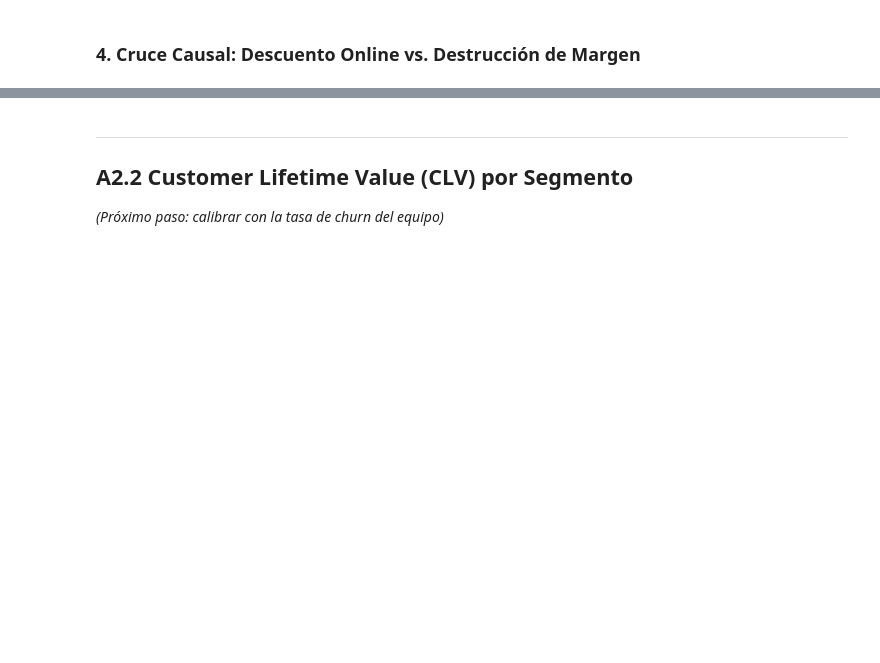
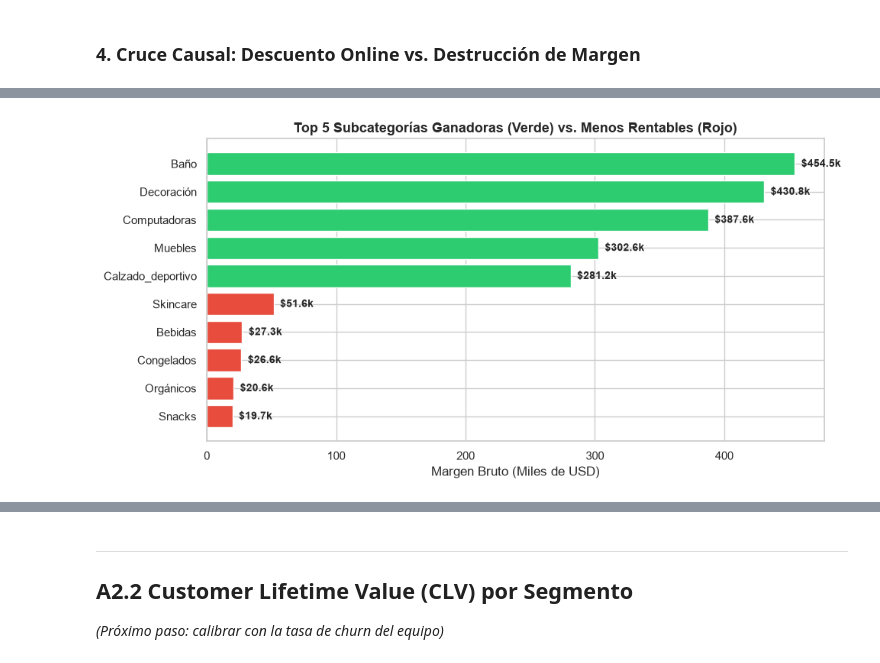
Before and after one commit to DanielAzuaje7/retailventure-intelligence, a Jupyter notebook: notebooks/02_A2_Rentabilidad.ipynb, the cells around one changed output, grey strips where cells are left out. Cells and saved outputs as stored; diff of their text form; code cells hidden in the pictures; blank space fills up the shorter version.

```diff
--- a/notebooks/02_A2_Rentabilidad.ipynb
+++ b/notebooks/02_A2_Rentabilidad.ipynb
@@ -121,0 +178,20 @@ display(cruce_margen)
+# %%
+sub_summary = df_trx.groupby(['categoria', 'subcategoria']).agg(
+    ingreso_neto=('monto_neto', 'sum'),
+    margen_bruto=('margen_bruto', 'sum'),
+    margen_pct_real=('margen_pct_real', 'mean'),
+    tasa_devolucion=('devuelto', 'mean')
+).reset_index()
+
+sub_summary['pct_margen_total'] = (100 * sub_summary['margen_bruto'] / TOTAL_MARGEN).round(2)
+sub_summary['tasa_devolucion'] = (100 * sub_summary['tasa_devolucion']).round(2)
+sub_summary = sub_summary.sort_values(by='margen_bruto', ascending=False)
+
+top5 = sub_summary.head(5)
+bottom5 = sub_summary.tail(5)
+
+print("=== TOP 5 SUBCATEGORÍAS GANADORAS ===")
+display(top5[['categoria', 'subcategoria', 'margen_bruto', 'pct_margen_total', 'margen_pct_real', 'tasa_devolucion']])
+
+print("\n=== BOTTOM 5 SUBCATEGORÍAS MENOS RENTABLES ===")
+display(bottom5[['categoria', 'subcategoria', 'margen_bruto', 'pct_margen_total', 'margen_pct_real', 'tasa_devolucion']])
@@ -121,0 +213,20 @@ display(cruce_margen)
+# %%
+# Gráfico comparativo Top 5 vs Bottom 5
+fig, ax = plt.subplots(figsize=(10, 5))
+
+top_bottom = pd.concat([top5, bottom5]).sort_values(by='margen_bruto', ascending=True)
+colors = ['#E74C3C' if x in bottom5['subcategoria'].values else '#2ECC71' for x in top_bottom['subcategoria']]
+
+ax.barh(top_bottom['subcategoria'], top_bottom['margen_bruto'] / 1000, color=colors)
+ax.set_xlabel('Margen Bruto (Miles de USD)')
+ax.set_title('Top 5 Subcategorías Ganadoras (Verde) vs. Menos Rentables (Rojo)', fontsize=13, fontweight='bold')
+
+for p in ax.patches:
+    width = p.get_width()
+    ax.annotate(f"${width:,.1f}k", (width + 5, p.get_y() + p.get_height()/2.),
+                va='center', fontsize=10, fontweight='bold')
+
+plt.tight_layout()
+plt.show()
+# %% [output]
+[figure, added]
```
Also changed, not shown: parts of 15 cells of this notebook, 1 other file.
